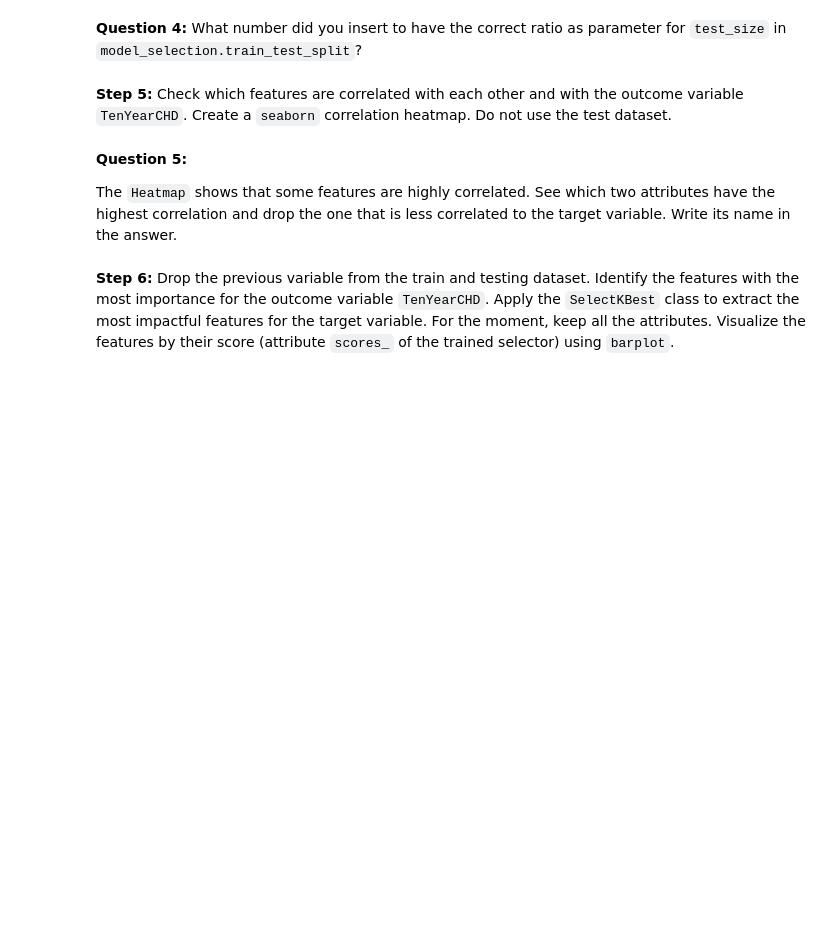
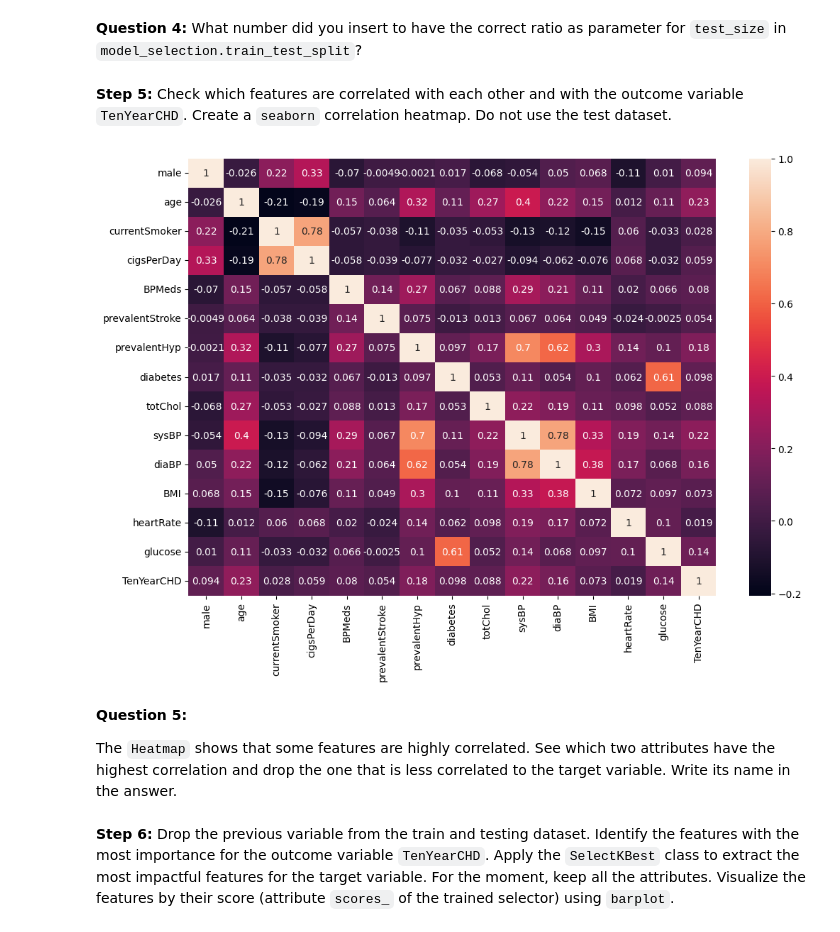
Before and after one commit to juulCoding04/AI_assignment, a Jupyter notebook: Assignment - Imbalanced Data/notebooks/1- Imbalanced_Data.ipynb, the cells around one changed output. Cells and saved outputs as stored; diff of their text form; code cells hidden in the pictures; blank space fills up the shorter version.

```diff
--- a/Assignment - Imbalanced Data/notebooks/1- Imbalanced_Data.ipynb
+++ b/Assignment - Imbalanced Data/notebooks/1- Imbalanced_Data.ipynb
@@ -145,3 +148,5 @@ answers[3] = ''
 # %% [markdown]
 **Step 4:** Divide the data into a training set and a test set in the ratio $4:1$ and use the opportune variable for stratification. Set the `random_state` parameter to $5$.
 Create two new data frames,  `training_data` and `test_data`, containing the two splits.
+# %%
+training_data, test_data = model_selection.train_test_split(data_cleaned, test_size=0.2, random_state=5, stratify=data_cleaned['prevalentStroke'])
@@ -152,5 +166,11 @@ answers[4] = 0.0
 # %% [markdown]
 **Step 5:** Check which features are correlated with each other and with the outcome variable `TenYearCHD`. Create a `seaborn` correlation heatmap. Do not use the test dataset.
+# %%
+plt.figure(figsize=(12, 8))
+sns.heatmap(training_data.corr(numeric_only=True), annot=True)
+plt.show()
+# %% [output]
+[figure, added]
 # %% [markdown]
 **Question 5:**
 
```
Also changed, not shown: parts of 4 cells of this notebook.
